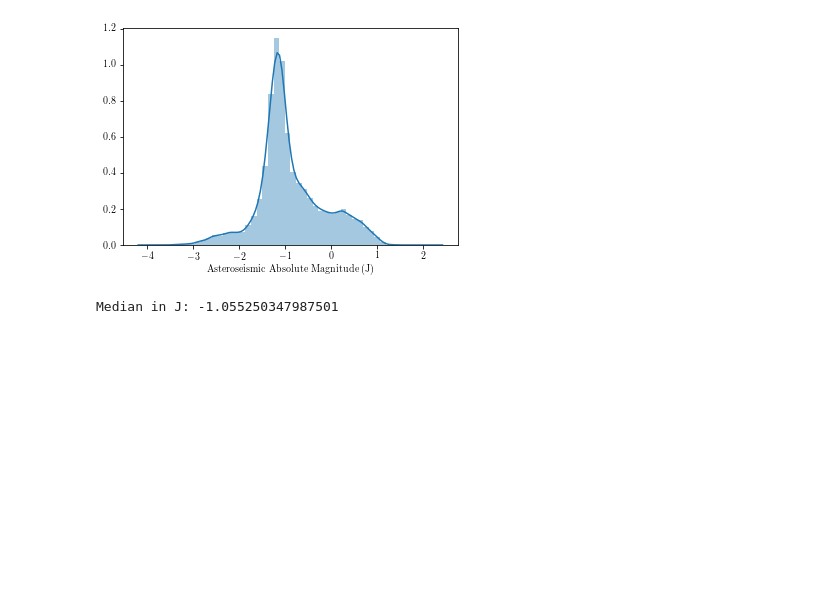
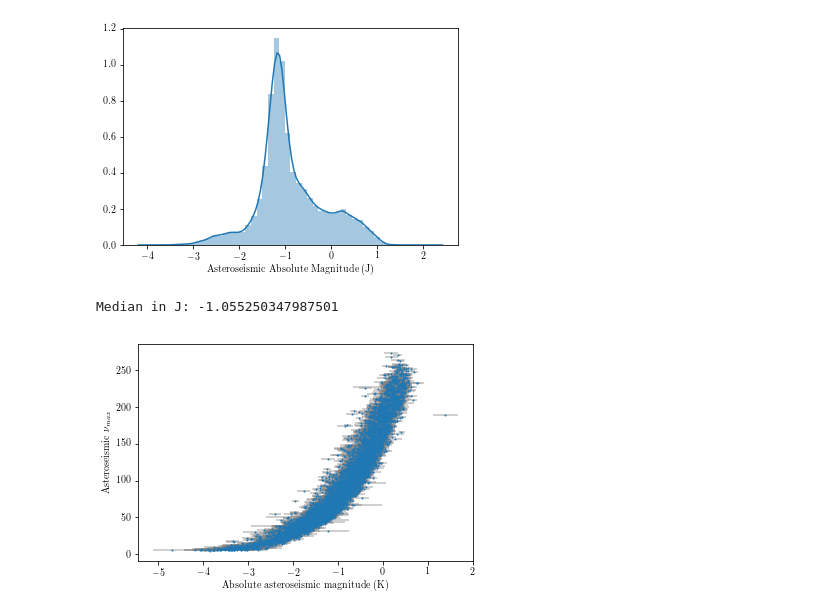
Before and after one commit to ojhall94/omnitool, a Jupyter notebook: examples/example_astero_bolocorr.ipynb, the cells around one changed output. Cells and saved outputs as stored; diff of their text form; code cells hidden in the pictures; blank space fills up the shorter version.

Commit message:
Added Av & BC uncertainty estimates to literature_values and implemented Av error propagation into spyglass.

```diff
--- a/examples/example_astero_bolocorr.ipynb
+++ b/examples/example_astero_bolocorr.ipynb
@@ -75,3 +75,13 @@ correction'''
 MKs_ast = yu18.Mbol.values - KsBC
 MH_ast = yu18.Mbol.values - HBC
 MJ_ast = yu18.Mbol.values - JBC
+# %%
+'''If we want to be extra thorough, we propagate the assumed error
+on the bolometric correction
+
+For now this is just guesstimated at 0.02 per Huber et al. 2017, BUT
+it should be noted that they use a different method of obtaining the BC'''
+
+M_ast_err = np.sqrt(yu18.Mbol_err.values**2 + err_bc**2)
+
+'''Note that this error is the same regardless of passband'''
@@ -98,3 +110,15 @@ Median in K: -1.6353740088095476
 Median in H: -1.5612212010660618
 [figure]
 Median in J: -1.055250347987501
+# %%
+'''Lets do a quick plot to illustrate the errors on the data... We'll plot Core He Burning stars only for clarity.'''
+sel = yu18.stage == 1
+
+fig, ax = plt.subplots()
+ax.scatter(MKs_ast[sel],yu18.numax[sel],s=1,zorder=1001)
+ax.errorbar(MKs_ast[sel],yu18.numax[sel],xerr=M_ast_err[sel], alpha=.5, fmt='none', c='grey',zorder=1000)
+ax.set_xlabel('Absolute asteroseismic magnitude (K)')
+ax.set_ylabel(r"Asteroseismic $\nu_{\text{max}}$")
+plt.show()
+# %% [output]
+[figure, added]
```
Also changed, not shown: parts of 1 cell of this notebook, 3 other files.
